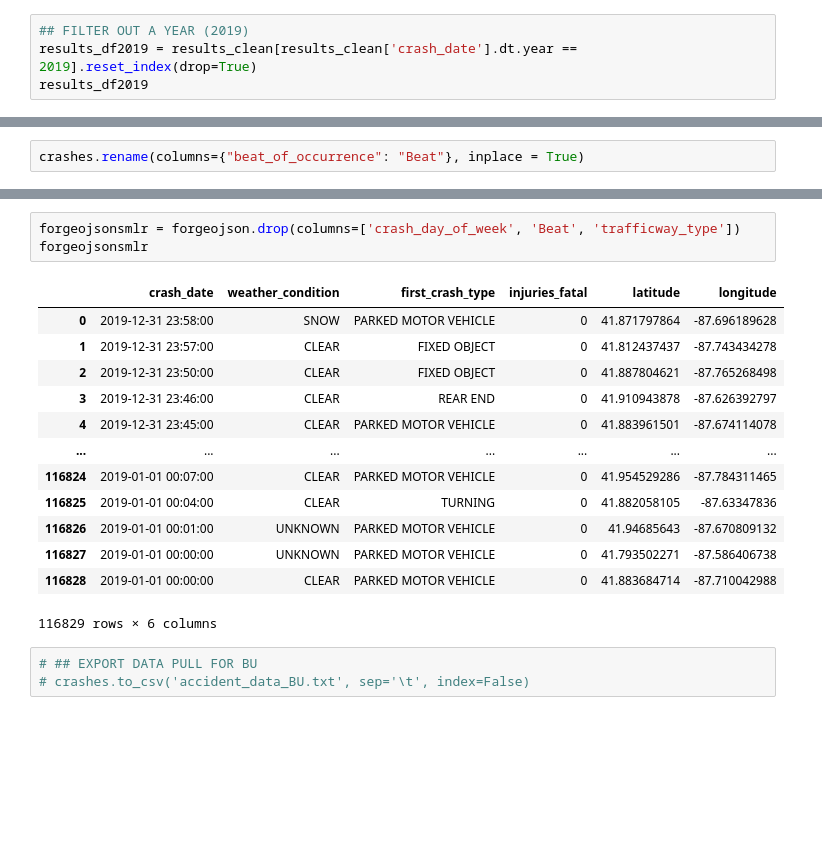
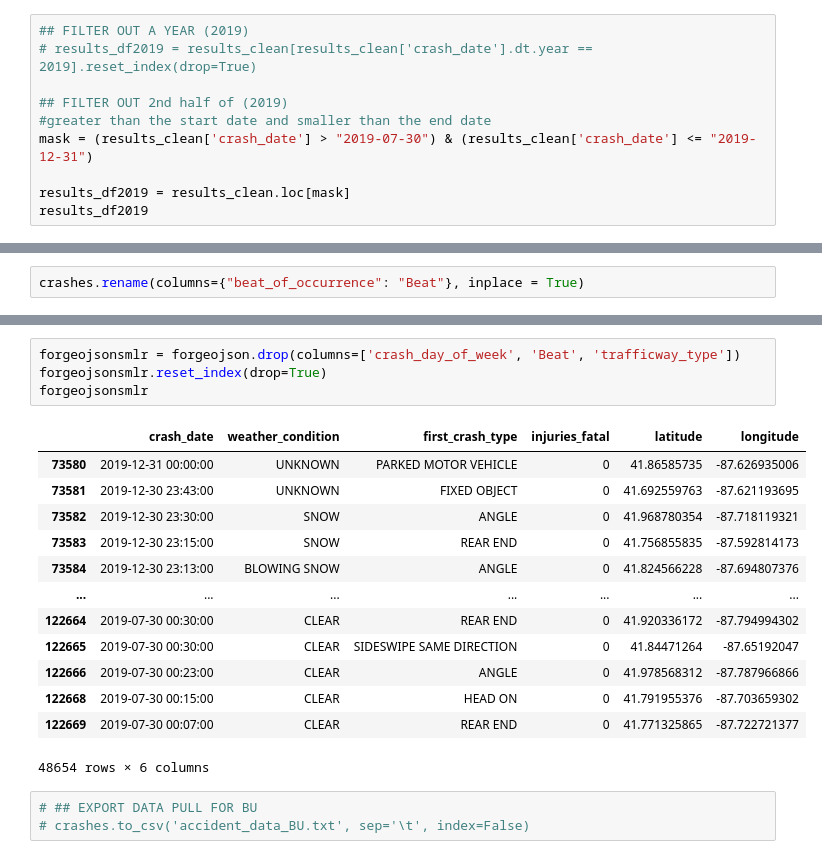
Before and after one commit to PhysicsGlitch/Geomap_Project, a Jupyter notebook: data_exploration_merged.ipynb, the cells around one changed output, grey strips where cells are left out. Drawn from its saved outputs; the diff is of its cells as text; blank space fills up the shorter version.

```diff
--- a/data_exploration_merged.ipynb
+++ b/data_exploration_merged.ipynb
@@ -115,6 +134,12 @@ results_clean['crash_date'] = pd.to_datetime(results_clean['crash_date'])
 # %%
 ## FILTER OUT A YEAR (2019)
-results_df2019 = results_clean[results_clean['crash_date'].dt.year == 2019].reset_index(drop=True)
+# results_df2019 = results_clean[results_clean['crash_date'].dt.year == 2019].reset_index(drop=True)
+
+## FILTER OUT 2nd half of (2019)
+#greater than the start date and smaller than the end date
+mask = (results_clean['crash_date'] > "2019-07-30") & (results_clean['crash_date'] <= "2019-12-31")
+
+results_df2019 = results_clean.loc[mask]
 results_df2019
 # %% [output]
 |  | crash_record_id | crash_date | posted_speed_limit | traffic_control_device | device_condition | ... |
@@ -223,20 +248,21 @@ forgeojson
 # %%
 forgeojsonsmlr = forgeojson.drop(columns=['crash_day_of_week', 'Beat', 'trafficway_type'])
+forgeojsonsmlr.reset_index(drop=True)
 forgeojsonsmlr
 # %% [output]
 |  | crash_date | weather_condition | first_crash_type | injuries_fatal | latitude | longitude |
-| 0 | 2019-12-31 23:58:00 | SNOW | PARKED MOTOR VEHICLE | 0 | 41.871797864 | -87.696189628 |
-| 1 | 2019-12-31 23:57:00 | CLEAR | FIXED OBJECT | 0 | 41.812437437 | -87.743434278 |
-| 2 | 2019-12-31 23:50:00 | CLEAR | FIXED OBJECT | 0 | 41.887804621 | -87.765268498 |
-| 3 | 2019-12-31 23:46:00 | CLEAR | REAR END | 0 | 41.910943878 | -87.626392797 |
-| 4 | 2019-12-31 23:45:00 | CLEAR | PARKED MOTOR VEHICLE | 0 | 41.883961501 | -87.674114078 |
+| 73580 | 2019-12-31 00:00:00 | UNKNOWN | PARKED MOTOR VEHICLE | 0 | 41.86585735 | -87.626935006 |
+| 73581 | 2019-12-30 23:43:00 | UNKNOWN | FIXED OBJECT | 0 | 41.692559763 | -87.621193695 |
+| 73582 | 2019-12-30 23:30:00 | SNOW | ANGLE | 0 | 41.968780354 | -87.718119321 |
+| 73583 | 2019-12-30 23:15:00 | SNOW | REAR END | 0 | 41.756855835 | -87.592814173 |
+| 73584 | 2019-12-30 23:13:00 | BLOWING SNOW | ANGLE | 0 | 41.824566228 | -87.694807376 |
 | ... | ... | ... | ... | ... | ... | ... |
-| 116824 | 2019-01-01 00:07:00 | CLEAR | PARKED MOTOR VEHICLE | 0 | 41.954529286 | -87.784311465 |
-| 116825 | 2019-01-01 00:04:00 | CLEAR | TURNING | 0 | 41.882058105 | -87.63347836 |
-| 116826 | 2019-01-01 00:01:00 | UNKNOWN | PARKED MOTOR VEHICLE | 0 | 41.94685643 | -87.670809132 |
-| 116827 | 2019-01-01 00:00:00 | UNKNOWN | PARKED MOTOR VEHICLE | 0 | 41.793502271 | -87.586406738 |
-| 116828 | 2019-01-01 00:00:00 | CLEAR | PARKED MOTOR VEHICLE | 0 | 41.883684714 | -87.710042988 |
+| 122664 | 2019-07-30 00:30:00 | CLEAR | REAR END | 0 | 41.920336172 | -87.794994302 |
+| 122665 | 2019-07-30 00:30:00 | CLEAR | SIDESWIPE SAME DIRECTION | 0 | 41.84471264 | -87.65192047 |
+| 122666 | 2019-07-30 00:23:00 | CLEAR | ANGLE | 0 | 41.978568312 | -87.787966866 |
+| 122668 | 2019-07-30 00:15:00 | CLEAR | HEAD ON | 0 | 41.791955376 | -87.703659302 |
+| 122669 | 2019-07-30 00:07:00 | CLEAR | REAR END | 0 | 41.771325865 | -87.722721377 |
-116829 rows × 6 columns
+48654 rows × 6 columns
 # %%
 # ## EXPORT DATA PULL FOR BU
 # crashes.to_csv('accident_data_BU.txt', sep='\t', index=False)
```
Also changed, not shown: parts of 5 cells of this notebook, 5 other files.
